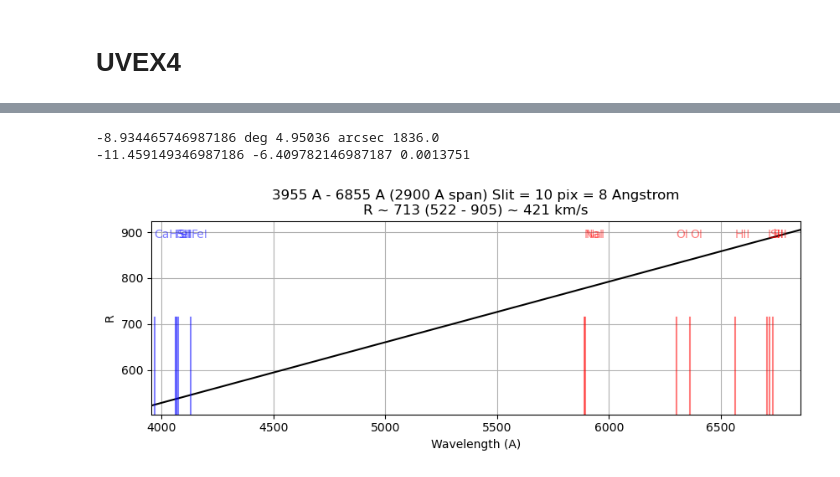
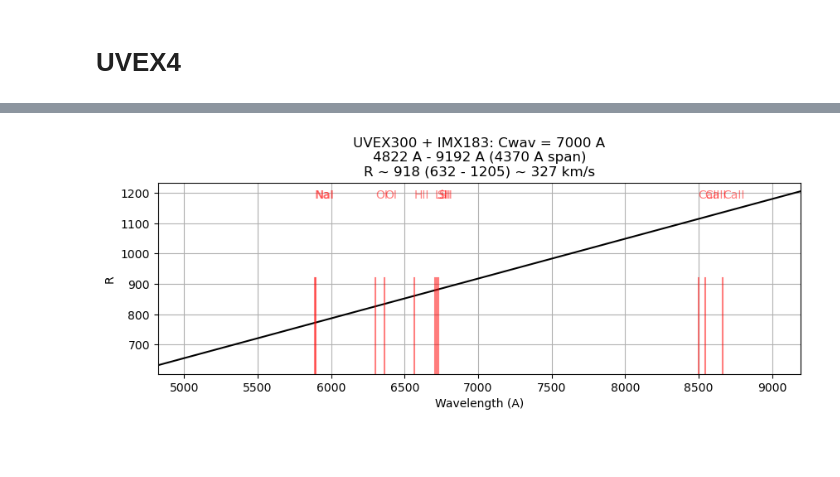
Before and after one commit to joshwalawender/SpecETC, a Jupyter notebook: GratingEquation.ipynb, the cells around one changed output, grey strips where cells are left out. Saved outputs shown, nothing was run; the diff lists cells and outputs as text; code cells hidden in the pictures; blank space fills up the shorter version.

```diff
--- a/GratingEquation.ipynb
+++ b/GratingEquation.ipynb
@@ -20,0 +17,6 @@ UVEX150.plot_coverage()
+# %%
+# For comparison to spectrum on this page: https://spectro-uvex.tech/?p=61
+# Approximate Coverage there is 3200-5300 A
+UVEX300.cwav = 4300*u.Angstrom
+UVEX300.set_detector(ICX825)
+UVEX300.plot_coverage()
@@ -20,0 +25,6 @@ UVEX150.plot_coverage()
+# %%
+# Compare Coverage to https://spectro-uvex.tech/?p=51
+# Approximate Coverage there is 3500-7500 A
+UVEX300.cwav = 5500*u.Angstrom
+UVEX300.set_detector(IMX183)
+UVEX300.plot_coverage()
@@ -21,7 +33,6 @@ UVEX150.plot_coverage()
 # %%
-UVEX300.generate_binset(IMX183)
+UVEX300.cwav = 7000*u.Angstrom
+UVEX300.set_detector(IMX183)
 UVEX300.plot_coverage()
 # %% [output]
--8.934465746987186 deg 4.95036 arcsec 1836.0
--11.459149346987186 -6.409782146987187 0.0013751
-[figure, old version]
+[figure, new version]
```
Also changed, not shown: parts of 22 cells of this notebook, 3 other files.
